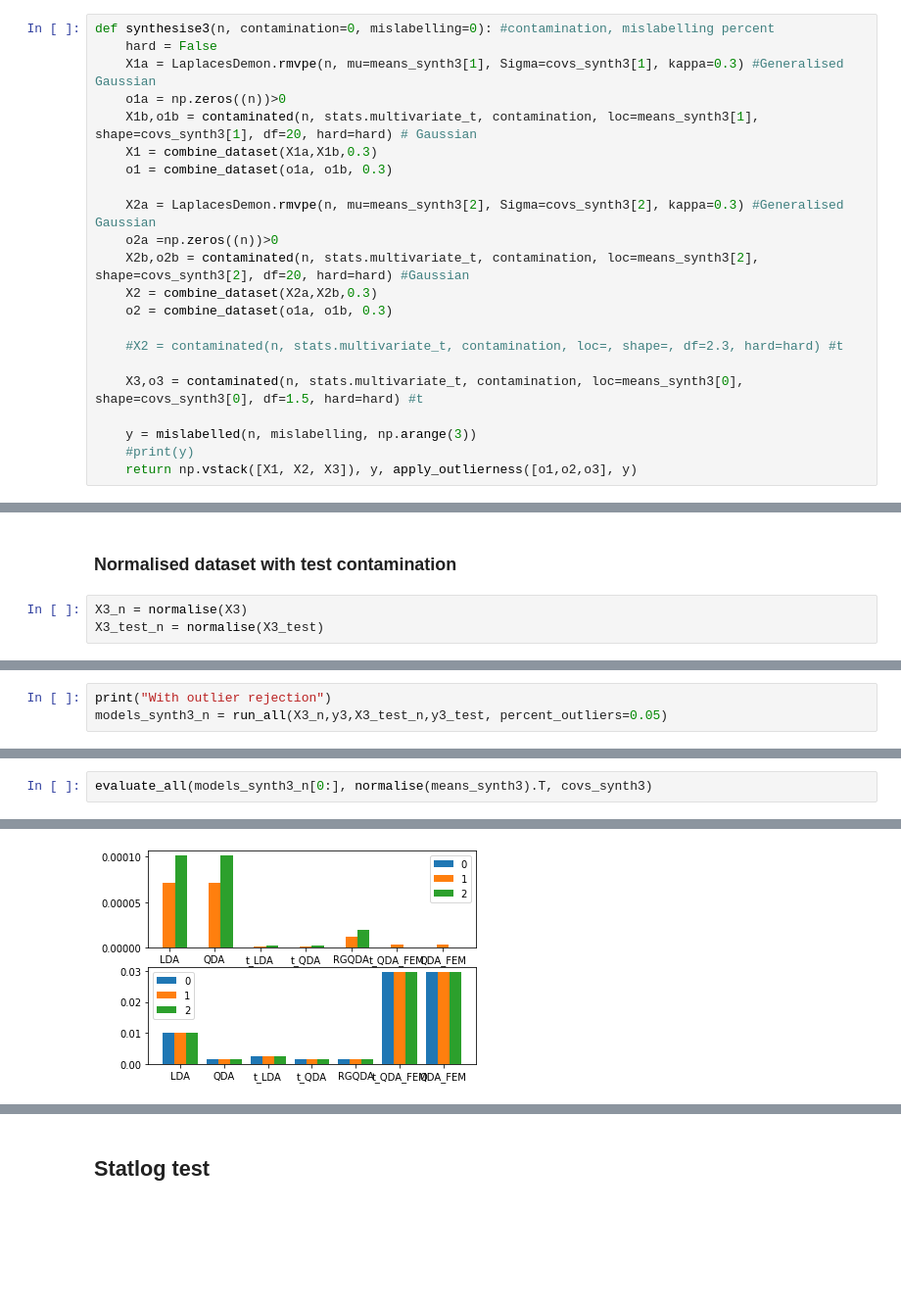
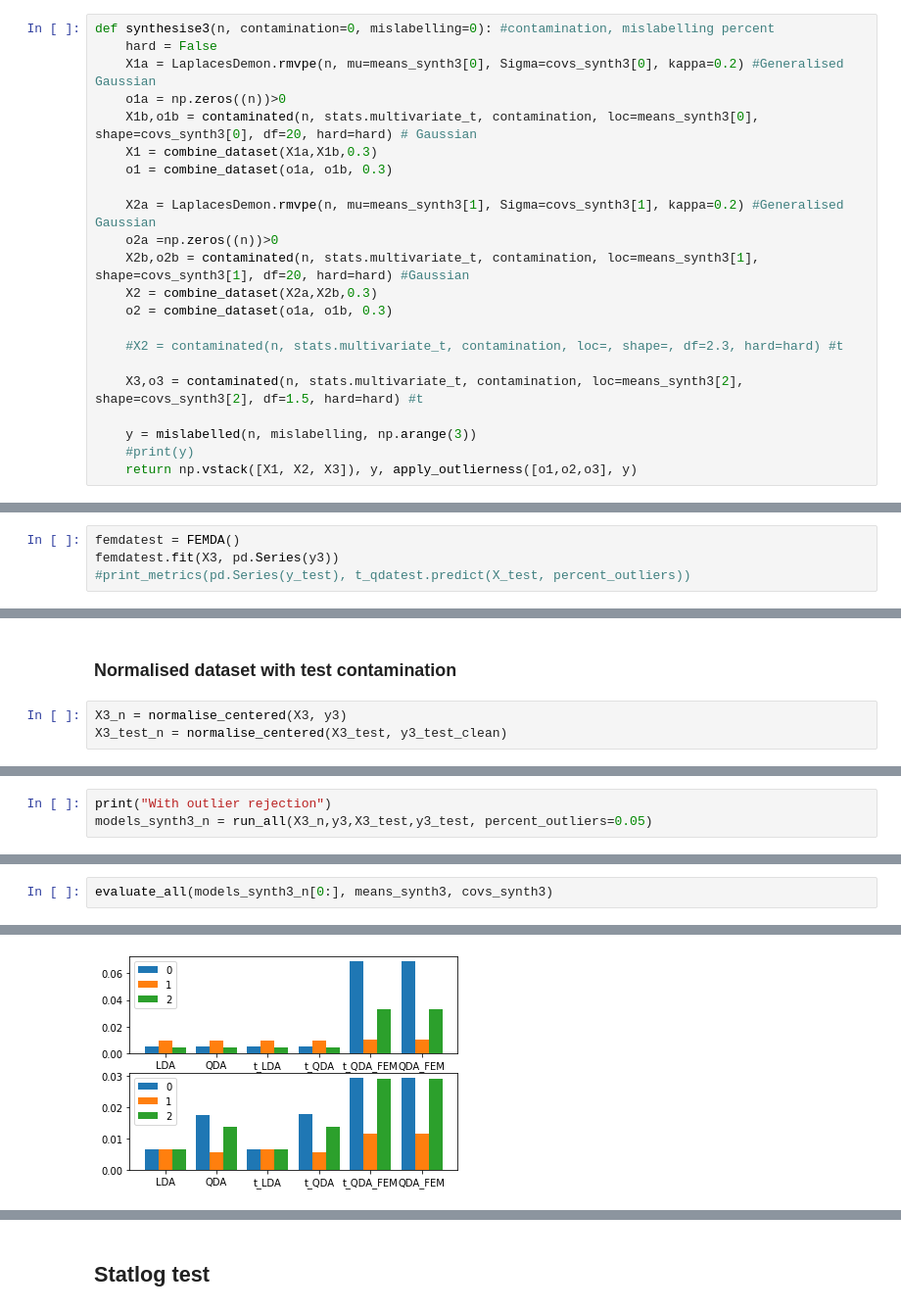
Before and after one commit to Andrewwango/femda, a Jupyter notebook: experiment_LDA.ipynb, the cells around one changed output, grey strips where cells are left out. Shown at 98% size. Cells and saved outputs as stored; diff of their text form; blank space fills up the shorter version.

Commit message:
Implemented FEMDA

```diff
--- a/experiment_LDA.ipynb
+++ b/experiment_LDA.ipynb
@@ -824,21 +967,21 @@ covs_synth3 = np.array([np.eye(p), np.eye(p), np.eye(p)])#[toeplitz(0.4, p), np.
 # %%
 def synthesise3(n, contamination=0, mislabelling=0): #contamination, mislabelling percent
     hard = False
-    X1a = LaplacesDemon.rmvpe(n, mu=means_synth3[1], Sigma=covs_synth3[1], kappa=0.3) #Generalised Gaussian
+    X1a = LaplacesDemon.rmvpe(n, mu=means_synth3[0], Sigma=covs_synth3[0], kappa=0.2) #Generalised Gaussian
     o1a = np.zeros((n))>0
-    X1b,o1b = contaminated(n, stats.multivariate_t, contamination, loc=means_synth3[1], shape=covs_synth3[1], df=20, hard=hard) # Gaussian
+    X1b,o1b = contaminated(n, stats.multivariate_t, contamination, loc=means_synth3[0], shape=covs_synth3[0], df=20, hard=hard) # Gaussian
     X1 = combine_dataset(X1a,X1b,0.3)
     o1 = combine_dataset(o1a, o1b, 0.3)
 
-    X2a = LaplacesDemon.rmvpe(n, mu=means_synth3[2], Sigma=covs_synth3[2], kappa=0.3) #Generalised Gaussian
+    X2a = LaplacesDemon.rmvpe(n, mu=means_synth3[1], Sigma=covs_synth3[1], kappa=0.2) #Generalised Gaussian
     o2a =np.zeros((n))>0
-    X2b,o2b = contaminated(n, stats.multivariate_t, contamination, loc=means_synth3[2], shape=covs_synth3[2], df=20, hard=hard) #Gaussian
+    X2b,o2b = contaminated(n, stats.multivariate_t, contamination, loc=means_synth3[1], shape=covs_synth3[1], df=20, hard=hard) #Gaussian
     X2 = combine_dataset(X2a,X2b,0.3)
     o2 = combine_dataset(o1a, o1b, 0.3)
 
     #X2 = contaminated(n, stats.multivariate_t, contamination, loc=, shape=, df=2.3, hard=hard) #t
 
-    X3,o3 = contaminated(n, stats.multivariate_t, contamination, loc=means_synth3[0], shape=covs_synth3[0], df=1.5, hard=hard) #t
+    X3,o3 = contaminated(n, stats.multivariate_t, contamination, loc=means_synth3[2], shape=covs_synth3[2], df=1.5, hard=hard) #t
 
     y = mislabelled(n, mislabelling, np.arange(3))
     #print(y)
@@ -849,3 +992,7 @@ X3,y3,_ = synthesise3(1000, contamination=0.1, mislabelling=0) #don't know outli
 X3_test,y3_test_clean,y3_test = synthesise3(500, contamination=0.05) #compare with known outliers
 # %% [markdown]
 ### Dataset with test contamination
+# %%
+femdatest = FEMDA()
+femdatest.fit(X3, pd.Series(y3))
+#print_metrics(pd.Series(y_test), t_qdatest.predict(X_test, percent_outliers))
@@ -899,6 +1107,6 @@ N 1500 Accuracy 0.98267 ARI 0.94898 AMI 0.92509
 # %% [markdown]
 ### Normalised dataset with test contamination
 # %%
-X3_n = normalise(X3)
-X3_test_n = normalise(X3_test)
+X3_n = normalise_centered(X3, y3)
+X3_test_n = normalise_centered(X3_test, y3_test_clean)
 # %%
@@ -909,6 +1123,6 @@ plot_dataset(X3_n[y3==0], y3[y3==0], ax)
 # %%
 print("With outlier rejection")
-models_synth3_n = run_all(X3_n,y3,X3_test_n,y3_test, percent_outliers=0.05)
+models_synth3_n = run_all(X3_n,y3,X3_test,y3_test, percent_outliers=0.05)
 # %% [output]
 With outlier rejection
 LDA
@@ -929,3 +1145,3 @@ N 1500 Accuracy 0.88667 ARI 0.69349 AMI 0.62721
 # %%
-evaluate_all(models_synth3_n[0:], normalise(means_synth3).T, covs_synth3)
+evaluate_all(models_synth3_n[0:], means_synth3, covs_synth3)
 # %% [output]
@@ -932,3 +1165,3 @@ evaluate_all(models_synth3_n[0:], normalise(means_synth3).T, covs_synth3)
-[figure, old version]
+[figure, new version]
 # %%
 print("Without outlier rejection")
```
Also changed, not shown: parts of 57 cells of this notebook, 5 other files.
